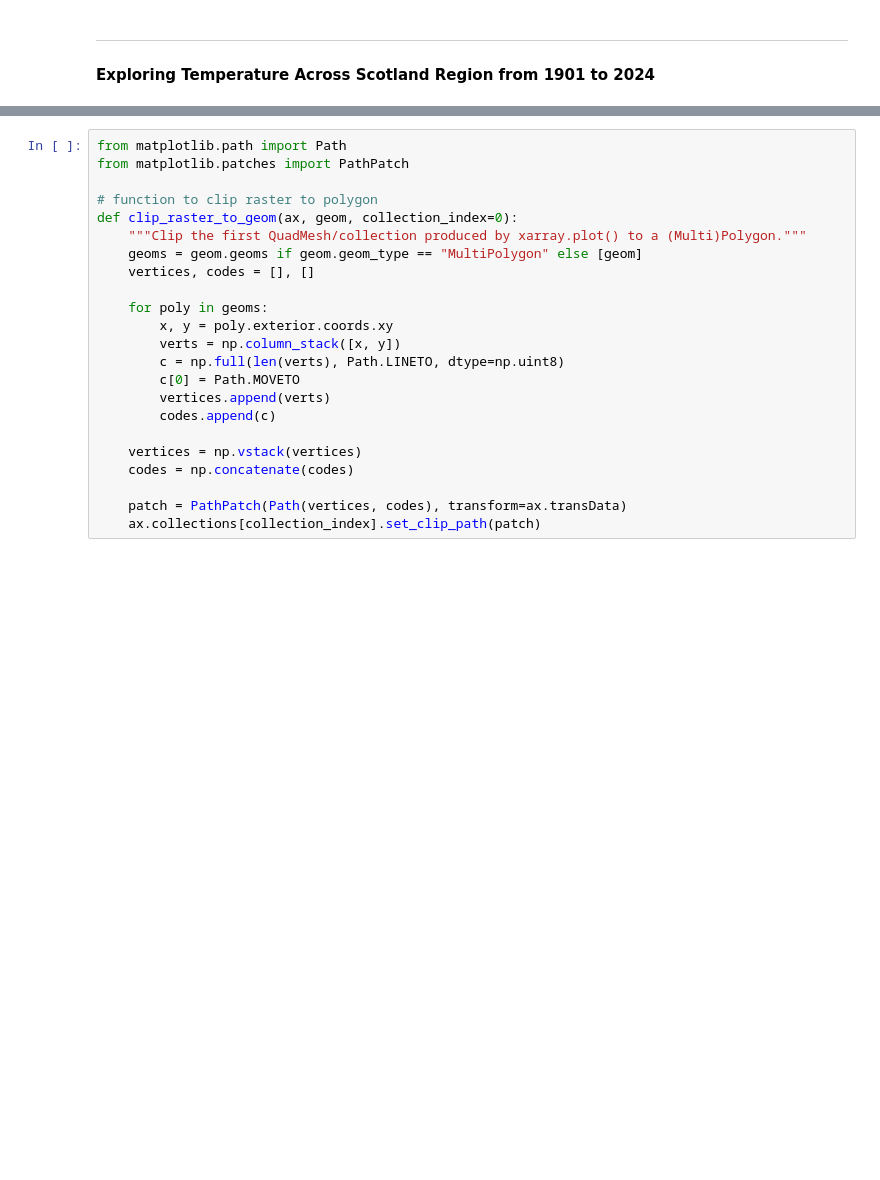
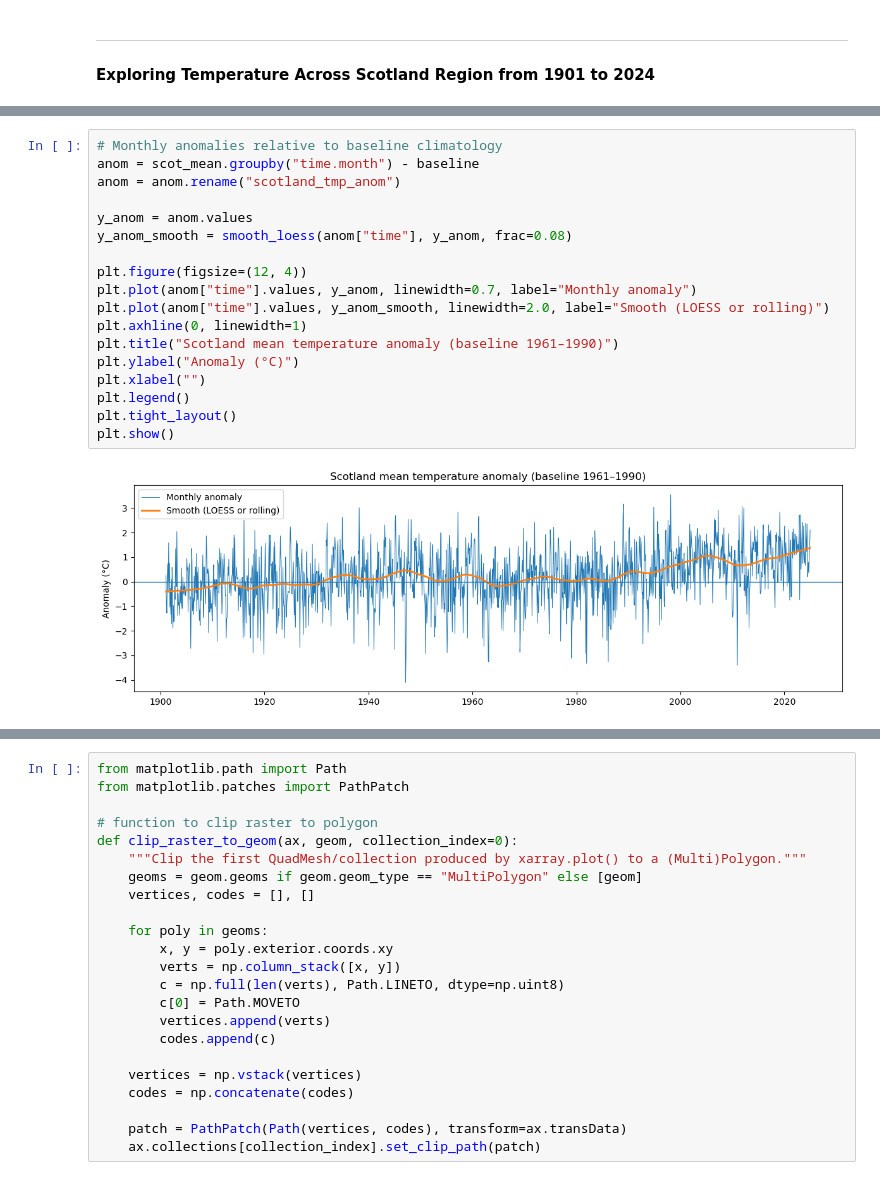
Before and after one commit to JacksonCDataScience/SRS_Project_2, a Jupyter notebook: 01_Project1_BHST.ipynb, the cells around one changed output, grey strips where cells are left out. Saved outputs shown, nothing was run; the diff lists cells and outputs as text; blank space fills up the shorter version.

```diff
--- a/01_Project1_BHST.ipynb
+++ b/01_Project1_BHST.ipynb
@@ -112,0 +167,20 @@ plt.show()
+# %%
+# Monthly anomalies relative to baseline climatology
+anom = scot_mean.groupby("time.month") - baseline
+anom = anom.rename("scotland_tmp_anom")
+
+y_anom = anom.values
+y_anom_smooth = smooth_loess(anom["time"], y_anom, frac=0.08)
+
+plt.figure(figsize=(12, 4))
+plt.plot(anom["time"].values, y_anom, linewidth=0.7, label="Monthly anomaly")
+plt.plot(anom["time"].values, y_anom_smooth, linewidth=2.0, label="Smooth (LOESS or rolling)")
+plt.axhline(0, linewidth=1)
+plt.title("Scotland mean temperature anomaly (baseline 1961–1990)")
+plt.ylabel("Anomaly (°C)")
+plt.xlabel("")
+plt.legend()
+plt.tight_layout()
+plt.show()
+# %% [output]
+[figure, added]
```
Also changed, not shown: parts of 9 cells of this notebook.
